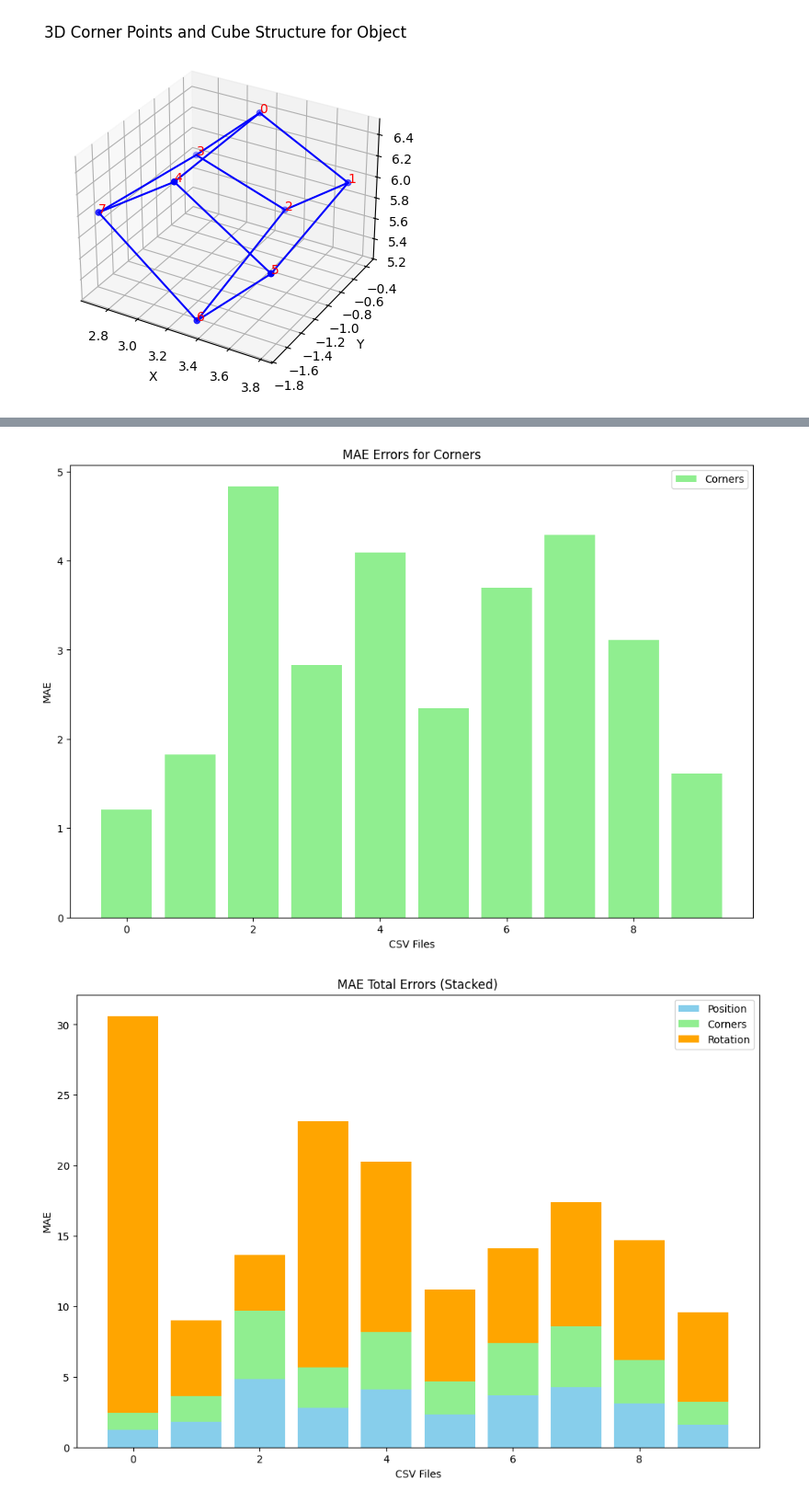
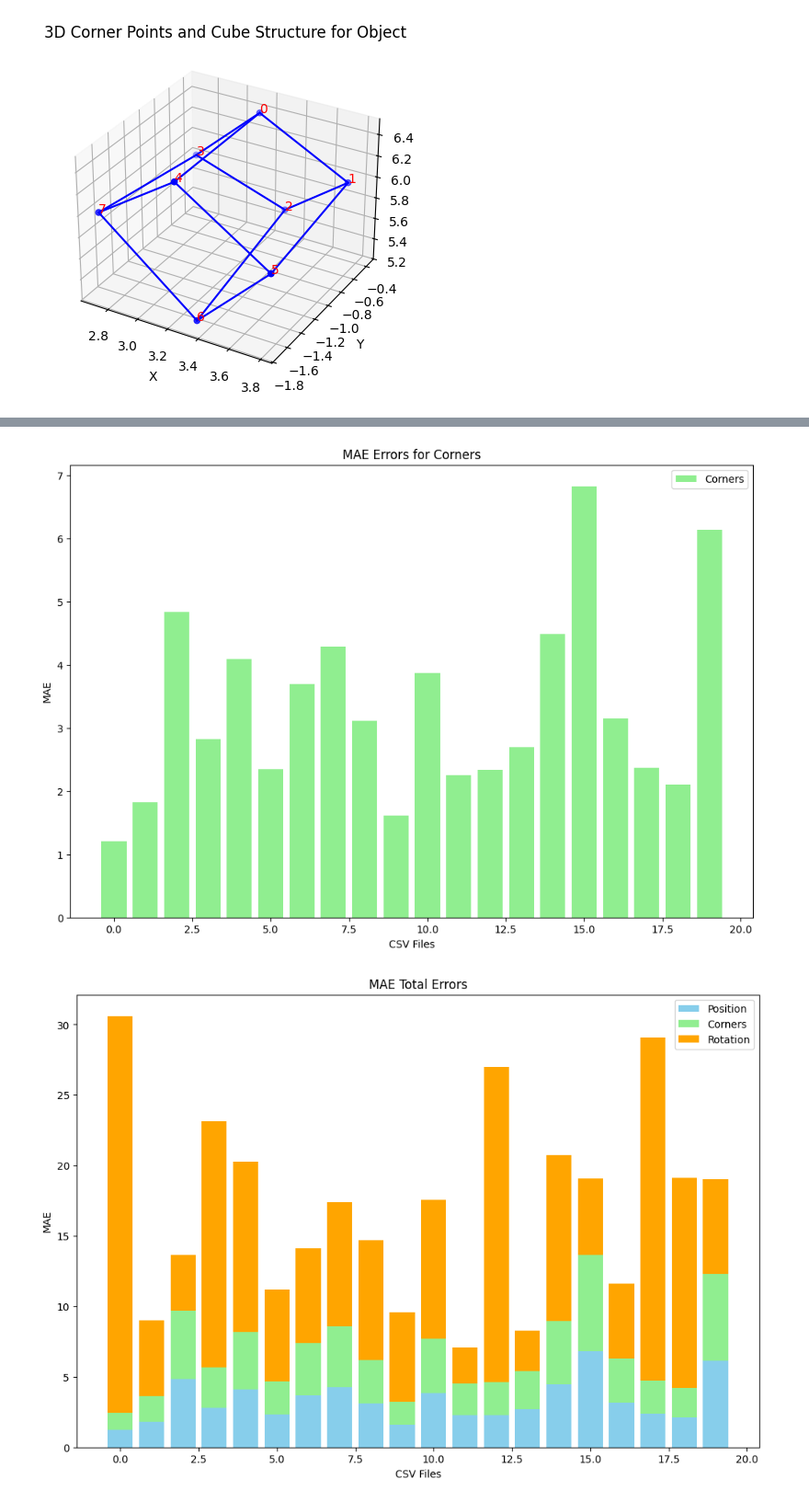
Before and after one commit to sarpermelikertekin/mt-3d-environments-from-video, a Jupyter notebook: lifting_models/sye.ipynb, the cells around one changed output, grey strips where cells are left out. Shown at 92% size. Drawn from its saved outputs; the diff is of its cells as text; code cells hidden in the pictures.

```diff
--- a/lifting_models/sye.ipynb
+++ b/lifting_models/sye.ipynb
@@ -656,10 +679,6 @@ generate_3d_distance_plots(results)
 import os
 import pandas as pd
 import numpy as np
-
-# Path to the directories
-base_path_2d = r"C:\Users\sakar\OneDrive\mt-datas\synthetic_data\8_correct_relative\2d_data"
-base_path_3d = r"C:\Users\sakar\OneDrive\mt-datas\synthetic_data\8_correct_relative\3d_data"
 
 # Functions to calculate errors
 def calculate_mse(predicted, actual):
@@ -671,20 +690,16 @@ def calculate_rmse(predicted, actual):
 def calculate_mae(predicted, actual):
     return np.mean(np.abs(predicted - actual))
 
-# Parameter to limit the number of files for debugging
-DEBUG_LIMIT = 10  # Set to None to process all files, or specify an integer for debugging
-
 # List of files to process
 file_list = [file_name for file_name in os.listdir(base_path_2d) if file_name.endswith(".csv")]
 
-# Apply debug limit
-if DEBUG_LIMIT:
-    file_list = file_list[:DEBUG_LIMIT]
-
+# Take only the first 10 files for testing
+file_list = file_list[:20]
 total_files = len(file_list)
 
 # Loop through the 2D files
 errors = {}
+
 for idx, file_name in enumerate(file_list):
     print(f"Processing file {idx + 1}/{total_files} ({((idx + 1) / total_files) * 100:.2f}%) - {file_name}")
 
@@ -936,7 +985,7 @@ def visualize_errors_one_file(file_name, predicted_3d_df, actual_3d):
     plt.tight_layout()
     plt.show()
 
-file_name = "1004.csv"
+file_name = "1014.csv"
 predicted_3d = load_model_and_predict_3d(os.path.join(base_path_2d, file_name))
 actual_3d_df = pd.read_csv(os.path.join(base_path_3d, file_name), header=None)
 actual_3d = actual_3d_df.iloc[:, 1:].values
@@ -996,7 +1044,7 @@ def plot_stacked(df, x, metric):
     )
     plt.xlabel("CSV Files")
     plt.ylabel(metric)
-    plt.title(f"{metric} Total Errors (Stacked)")
+    plt.title(f"{metric} Total Errors")
     plt.legend()
     plt.show()
 
@@ -1038,2 +1086,2 @@ visualize_errors_all_files(errors)
-[figure, old version]
+[figure, new version]
-[figure, old version]
+[figure, new version]
```
Also changed, not shown: parts of 12 cells of this notebook.
